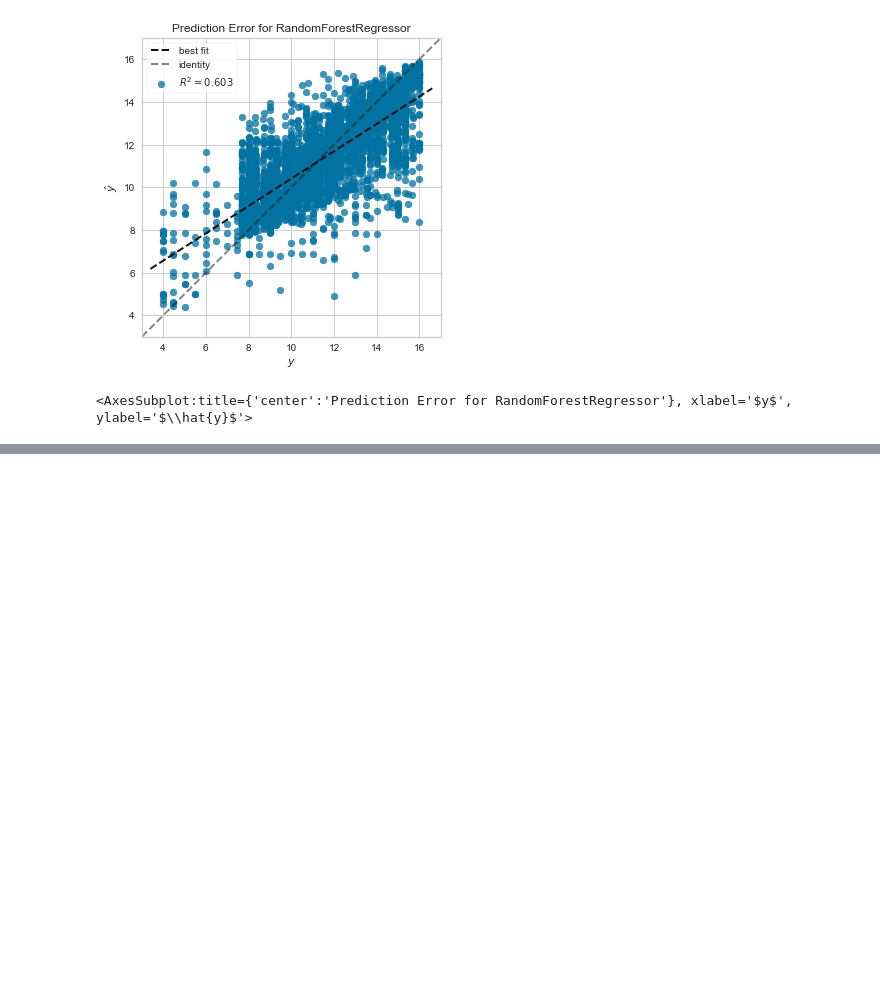
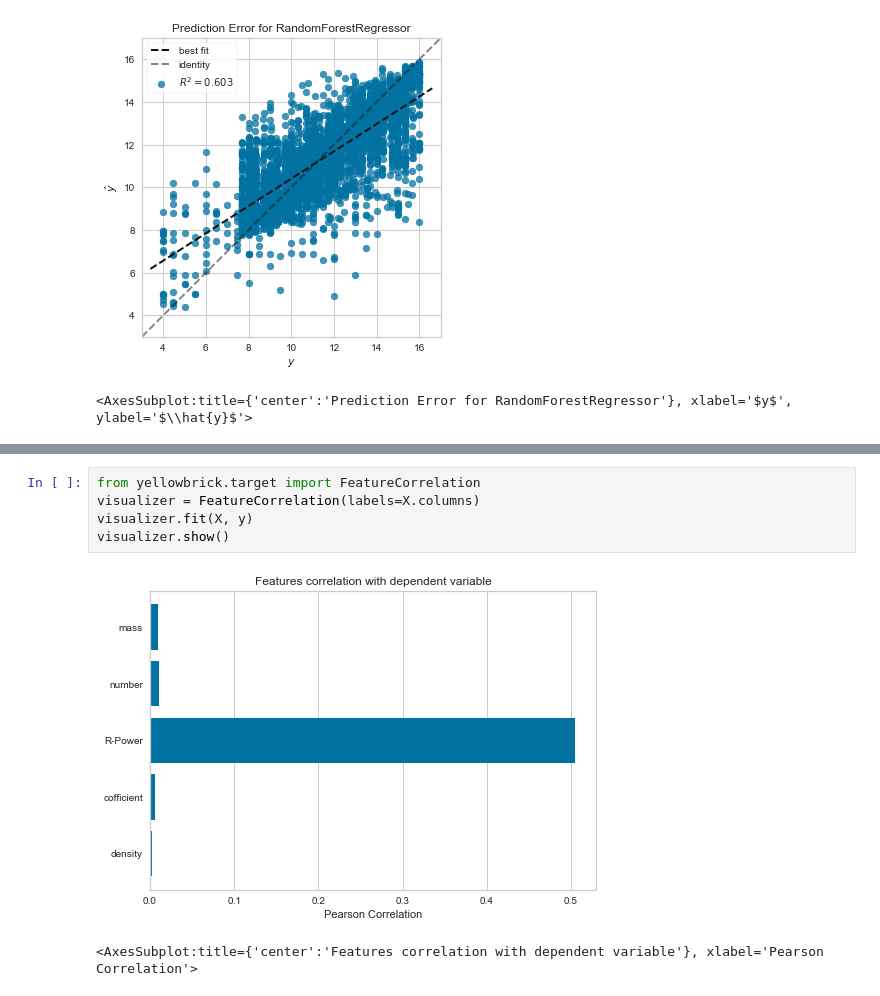
Before and after one commit to koh-osaka/M-reserch, a Jupyter notebook: plt96-2.ipynb, the cells around one changed output, grey strips where cells are left out. Drawn from its saved outputs; the diff is of its cells as text; blank space fills up the shorter version.

```diff
--- a/plt96-2.ipynb
+++ b/plt96-2.ipynb
@@ -216,0 +253,8 @@ visualizer.show()
+# %%
+from yellowbrick.target import FeatureCorrelation
+visualizer = FeatureCorrelation(labels=X.columns)
+visualizer.fit(X, y)
+visualizer.show()
+# %% [output]
+[figure, added]
+<AxesSubplot:title={'center':'Features correlation with dependent variable'}, xlabel='Pearson Correlation'>
```
Also changed, not shown: parts of 8 cells of this notebook, 5 other files.
